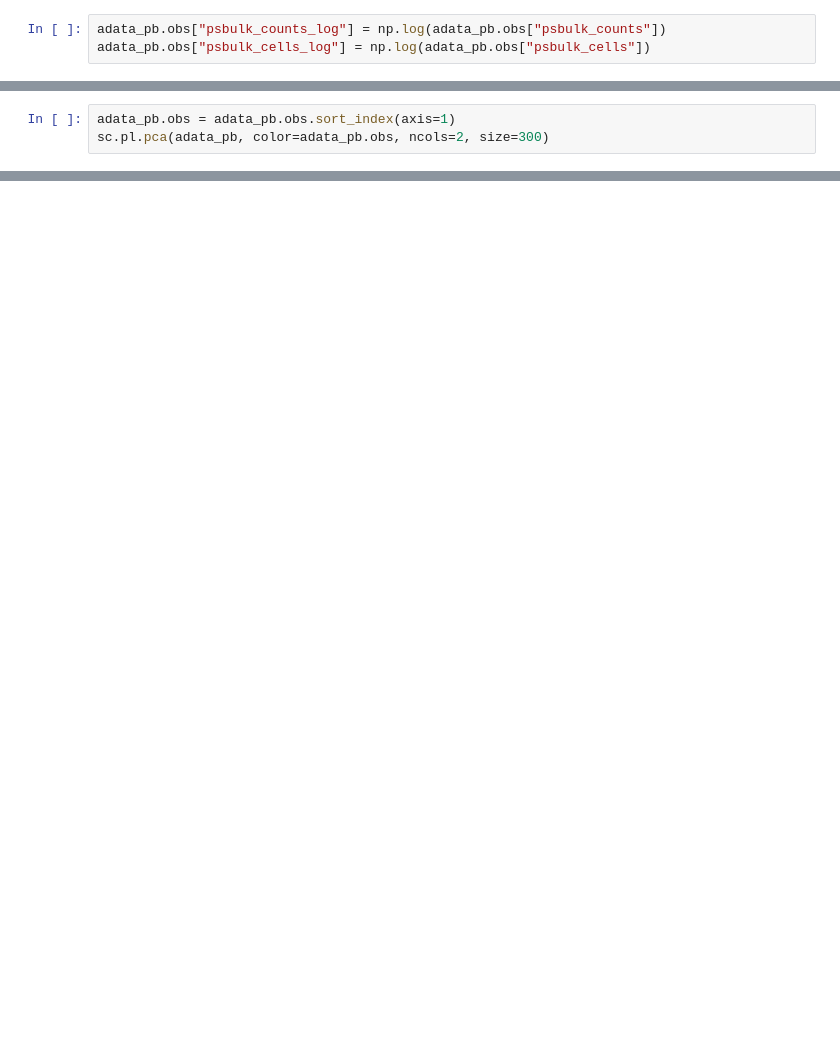
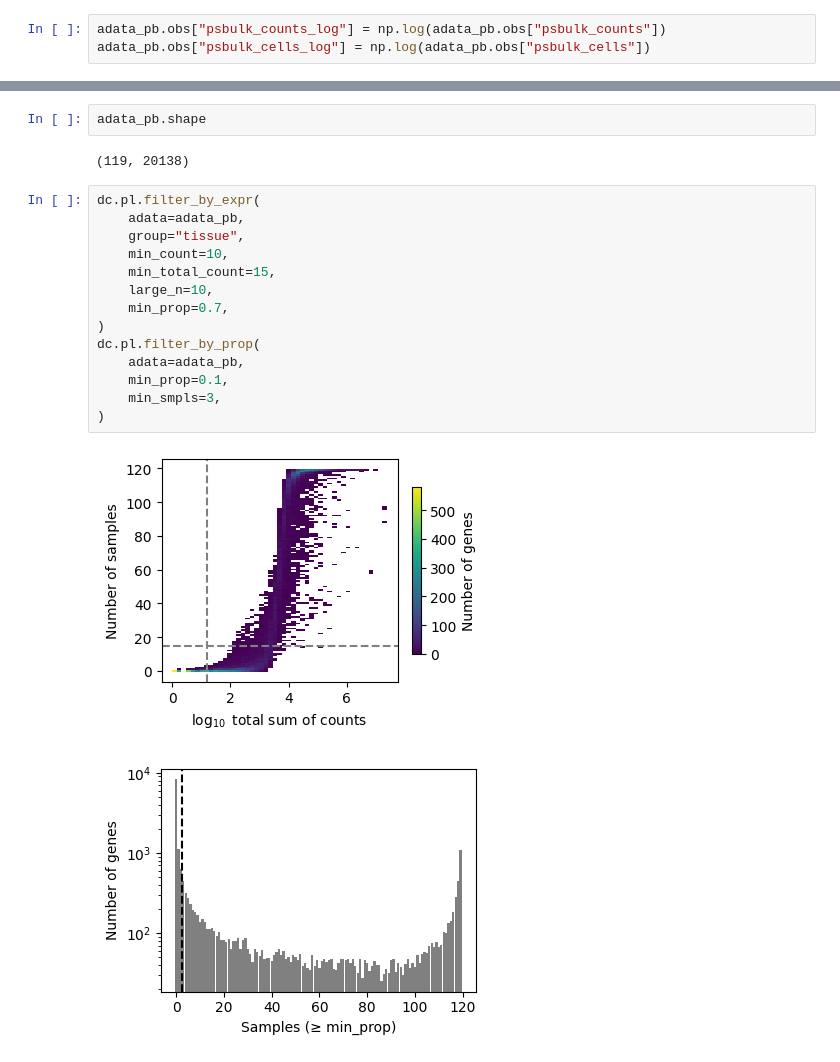
Before and after one commit to baoluwei7-lang/-, a Jupyter notebook: notebooks/08_pseudobulk_edgeR_DE.ipynb, the cells around one changed output, grey strips where cells are left out. Saved outputs shown, nothing was run; the diff lists cells and outputs as text; blank space fills up the shorter version.

```diff
--- a/notebooks/08_pseudobulk_edgeR_DE.ipynb
+++ b/notebooks/08_pseudobulk_edgeR_DE.ipynb
@@ -34,3 +38,0 @@ dc.pl.obsm(
-# %%
-adata_pb.obs = adata_pb.obs.sort_index(axis=1)
-sc.pl.pca(adata_pb, color=adata_pb.obs, ncols=2, size=300)
@@ -212,0 +39,21 @@ Running Wald tests...
+# %%
+adata_pb.shape
+# %% [output]
+(119, 20138)
+# %%
+dc.pl.filter_by_expr(
+    adata=adata_pb,
+    group="tissue",
+    min_count=10,
+    min_total_count=15,
+    large_n=10,
+    min_prop=0.7,
+)
+dc.pl.filter_by_prop(
+    adata=adata_pb,
+    min_prop=0.1,
+    min_smpls=3,
+)
+# %% [output]
+[figure, added]
+[figure, added]
```
Also changed, not shown: parts of 16 cells of this notebook, 4 other files.
